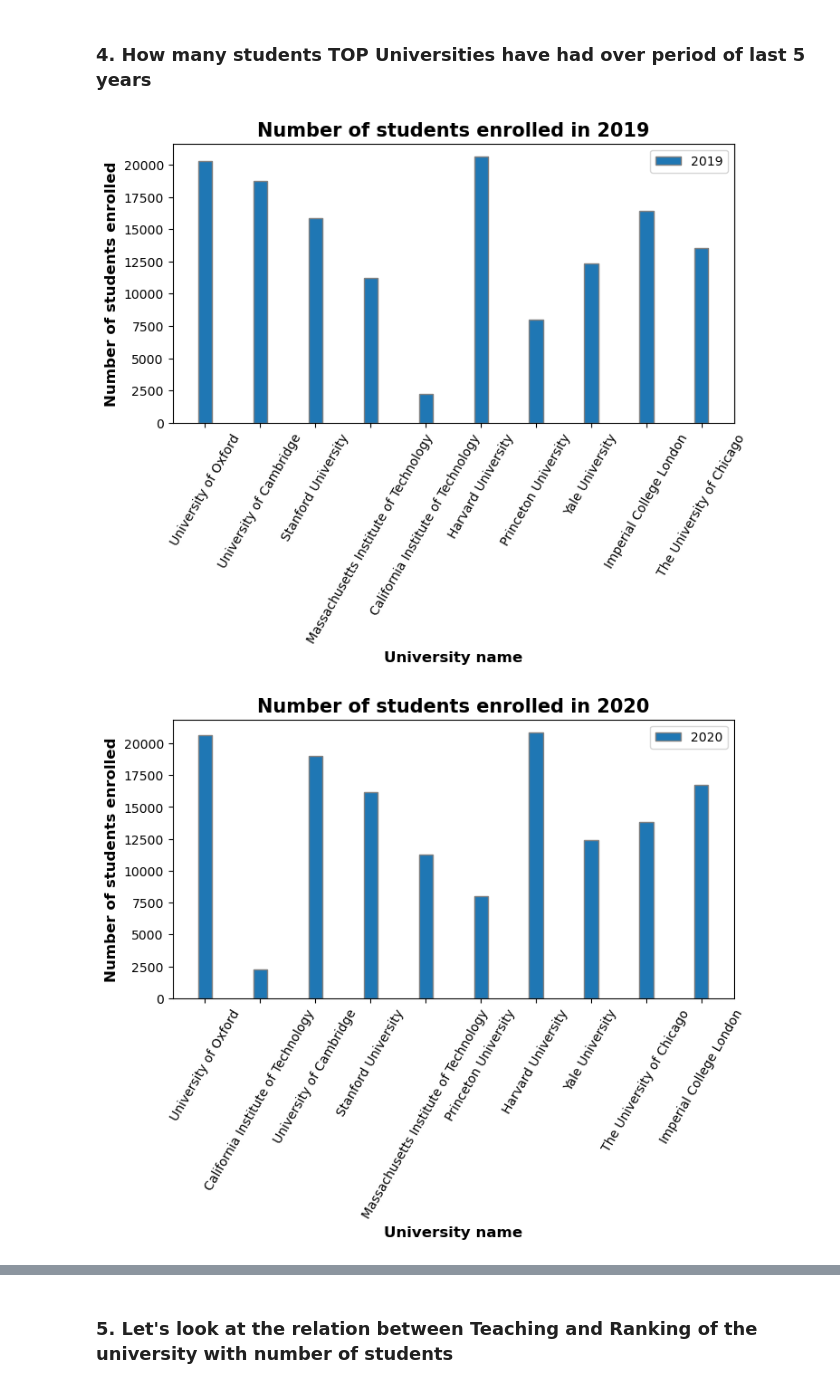
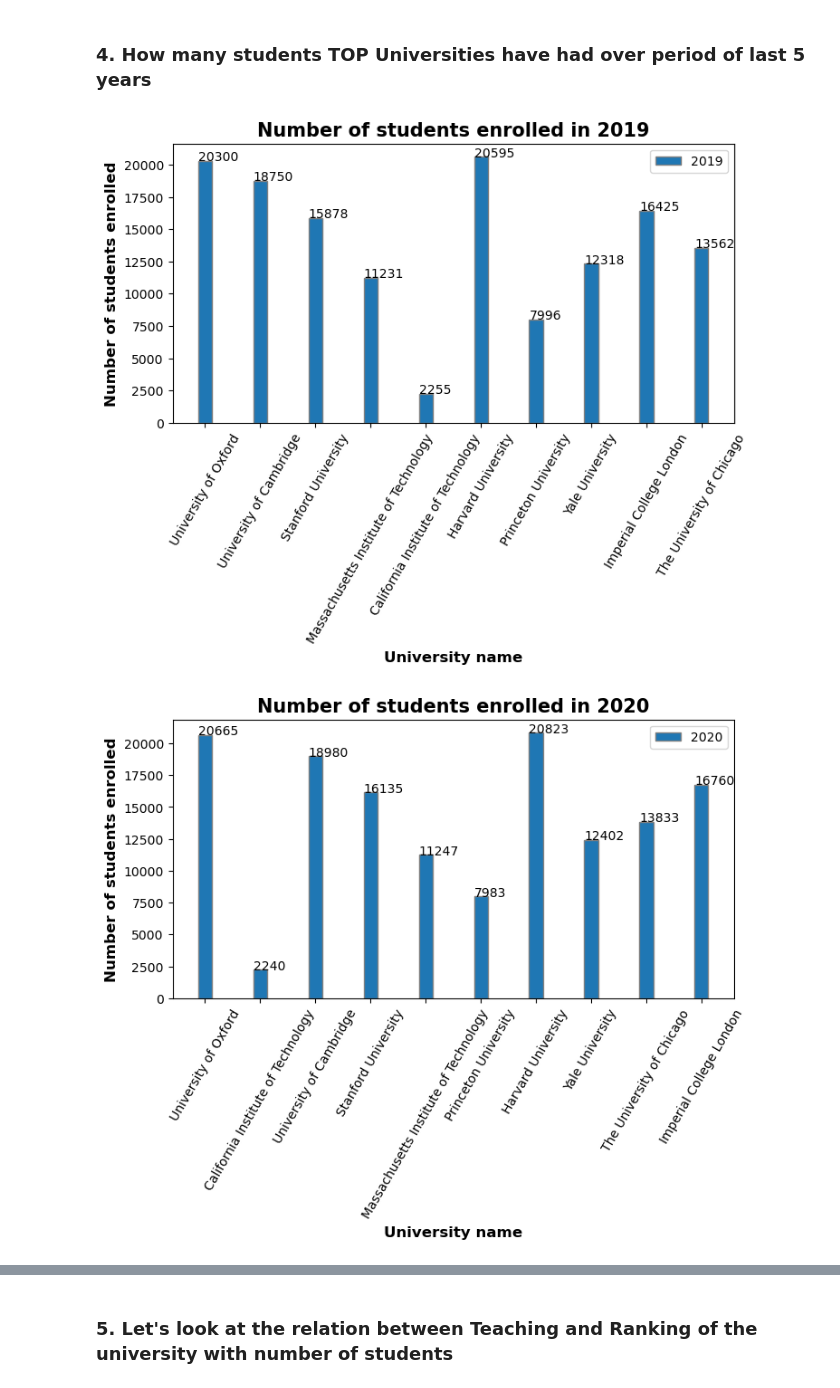
Before and after one commit to avikumart/AngleHack-Monthly-Code-Challange---Data-Viz, a Jupyter notebook: world-university-rankings-data-viz.ipynb, the cells around one changed output, grey strips where cells are left out. Drawn from its saved outputs; the diff is of its cells as text; code cells hidden in the pictures.

Commit message:
Kaggle Notebook | World University Rankings Data Viz | Version 8

```diff
--- a/world-university-rankings-data-viz.ipynb
+++ b/world-university-rankings-data-viz.ipynb
@@ -142,42 +177,54 @@ plt.show()
 ### 4. How many students TOP Universities have had over period of last 5 years
 # %%
 def students_count(df, year):
+    """ A function to get sub-datafram of students count of the of Universities.
+
+    args:
+    df = input dataframe
+    year = year of the analysis
+
+    returns:
+    sub-dataframe
+    """
     studentdf = df[['name','stats_number_students']][:10]
     studentdf["year"] = year
     studentdf['stats_number_students'] = studentdf['stats_number_students'].str.replace(',','').astype("int64")
     return studentdf
 
 student19 = students_count(df19, 2019)
 student20 = students_count(df20, 2020)
 student21 = students_count(df21, 2021)
 student22 = students_count(df22, 2022)
 student23 = students_count(df23, 2023)
 
 # plot the figure
 def students_plot(df, year):
     """ A function to plot the students count by top10 universities.
 
     args:
     df = input dataframe
     year = year of the analysis
 
     returns:
     matplotlib pyplot chart
     """
-    plt.figure(figsize=(8,4))
-    plt.bar(x=df['name'], height=df['stats_number_students'], width=0.25, edgecolor='grey', label=year)
-    plt.xlabel('University name', fontweight ='bold', fontsize = 12)
-    plt.ylabel('Number of students enrolled', fontweight ='bold', fontsize = 12)
-    plt.xticks(rotation=60)
-    plt.legend()
-    plt.title(f"Number of students enrolled in {year}",fontweight ='bold', fontsize = 15)
+    fig, ax = plt.subplots(figsize=(8,4))
+    ax.bar(x=df['name'], height=df['stats_number_students'], width=0.25, edgecolor='grey', label=year)
+    ax.set_xlabel('University name', fontweight ='bold', fontsize = 12)
+    ax.set_ylabel('Number of students enrolled', fontweight ='bold', fontsize = 12)
+    ax.set_xticks(ticks=df['name'])
+    ax.set_xticklabels(labels=df['name'], rotation=60)
+    for p in ax.patches:
+        ax.annotate(f"{p.get_height()}", (p.get_x(),p.get_height()+10))
+    ax.legend()
+    ax.set_title(f"Number of students enrolled in {year}",fontweight ='bold', fontsize = 15)
     plt.show()
 
 students_plot(student19, 2019)
 students_plot(student20, 2020)
 students_plot(student21, 2021)
 students_plot(student22, 2022)
 students_plot(student23, 2023)
 # %% [output]
-[figure, old version]
+[figure, new version]
-[figure, old version]
+[figure, new version]
```
Also changed, not shown: parts of 7 cells of this notebook.
